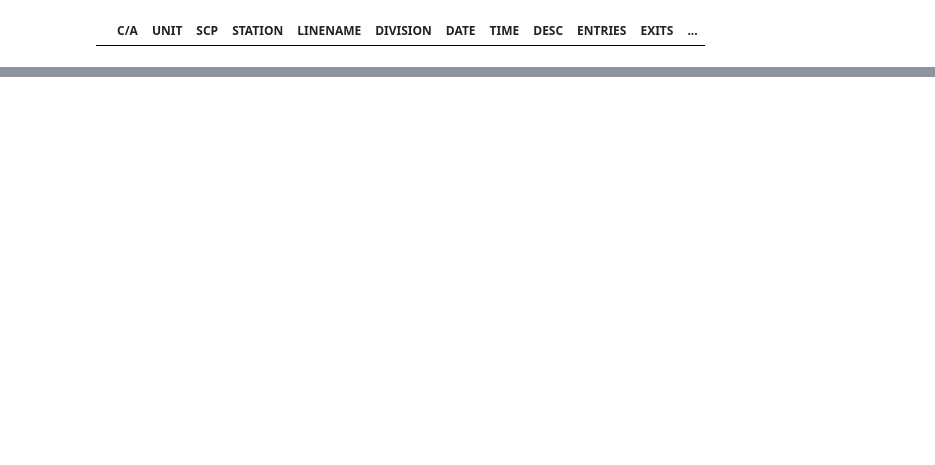
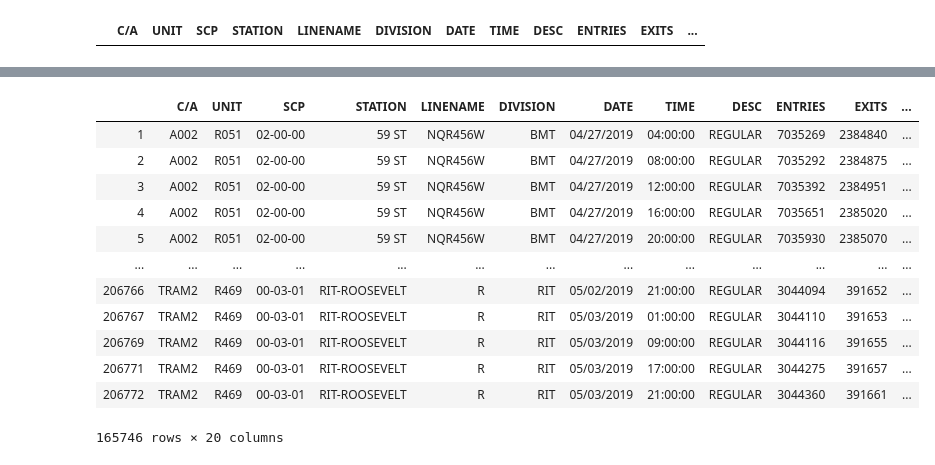
Before and after one commit to shreyak9/metis-project-1, a Jupyter notebook: project 1.ipynb, the cells around one changed output, grey strips where cells are left out. Saved outputs shown, nothing was run; the diff lists cells and outputs as text; code cells hidden in the pictures; blank space fills up the shorter version.

```diff
--- a/project 1.ipynb
+++ b/project 1.ipynb
@@ -434,0 +457,21 @@ mta190504[["entries_diff","STATION"]].sort_values("entries_diff",ascending = Fal
+# %%
+import calendar
+# my_date = date.today()
+# calendar.day_name[my_date.weekday()]  #'Wednesday'
+
+mta190504['DTIME3']=[calendar.day_name[datetime.datetime.weekday(x)] for x in mta190504['DTIME']]
+mta190504
+# %% [output]
+|  | C/A | UNIT | SCP | STATION | LINENAME | DIVISION | DATE | TIME | DESC | ENTRIES | EXITS | ... |
+| 1 | A002 | R051 | 02-00-00 | 59 ST | NQR456W | BMT | 04/27/2019 | 04:00:00 | REGULAR | 7035269 | 2384840 | ... |
+| 2 | A002 | R051 | 02-00-00 | 59 ST | NQR456W | BMT | 04/27/2019 | 08:00:00 | REGULAR | 7035292 | 2384875 | ... |
+| 3 | A002 | R051 | 02-00-00 | 59 ST | NQR456W | BMT | 04/27/2019 | 12:00:00 | REGULAR | 7035392 | 2384951 | ... |
+| 4 | A002 | R051 | 02-00-00 | 59 ST | NQR456W | BMT | 04/27/2019 | 16:00:00 | REGULAR | 7035651 | 2385020 | ... |
+| 5 | A002 | R051 | 02-00-00 | 59 ST | NQR456W | BMT | 04/27/2019 | 20:00:00 | REGULAR | 7035930 | 2385070 | ... |
+| ... | ... | ... | ... | ... | ... | ... | ... | ... | ... | ... | ... | ... |
+| 206766 | TRAM2 | R469 | 00-03-01 | RIT-ROOSEVELT | R | RIT | 05/02/2019 | 21:00:00 | REGULAR | 3044094 | 391652 | ... |
+| 206767 | TRAM2 | R469 | 00-03-01 | RIT-ROOSEVELT | R | RIT | 05/03/2019 | 01:00:00 | REGULAR | 3044110 | 391653 | ... |
+| 206769 | TRAM2 | R469 | 00-03-01 | RIT-ROOSEVELT | R | RIT | 05/03/2019 | 09:00:00 | REGULAR | 3044116 | 391655 | ... |
+| 206771 | TRAM2 | R469 | 00-03-01 | RIT-ROOSEVELT | R | RIT | 05/03/2019 | 17:00:00 | REGULAR | 3044275 | 391657 | ... |
+| 206772 | TRAM2 | R469 | 00-03-01 | RIT-ROOSEVELT | R | RIT | 05/03/2019 | 21:00:00 | REGULAR | 3044360 | 391661 | ... |
+165746 rows × 20 columns
```
Also changed, not shown: parts of 10 cells of this notebook.
